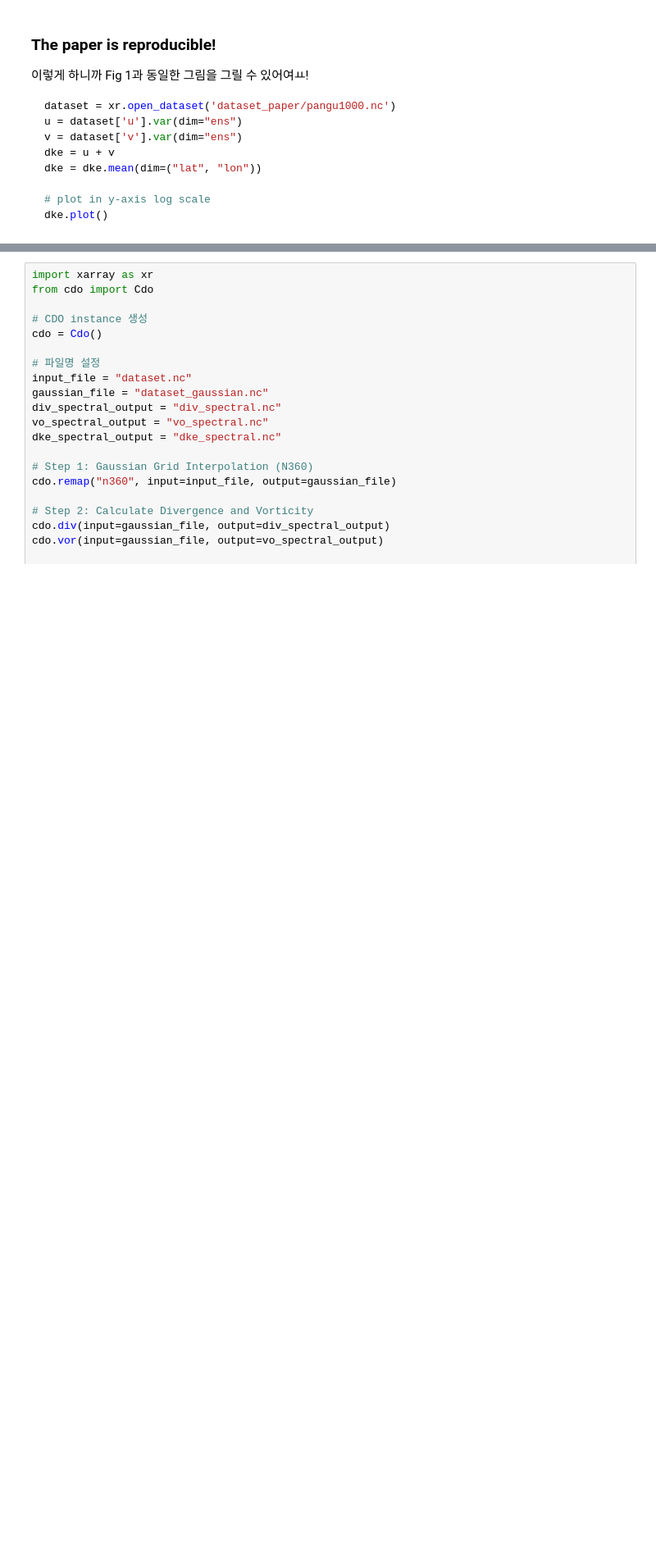
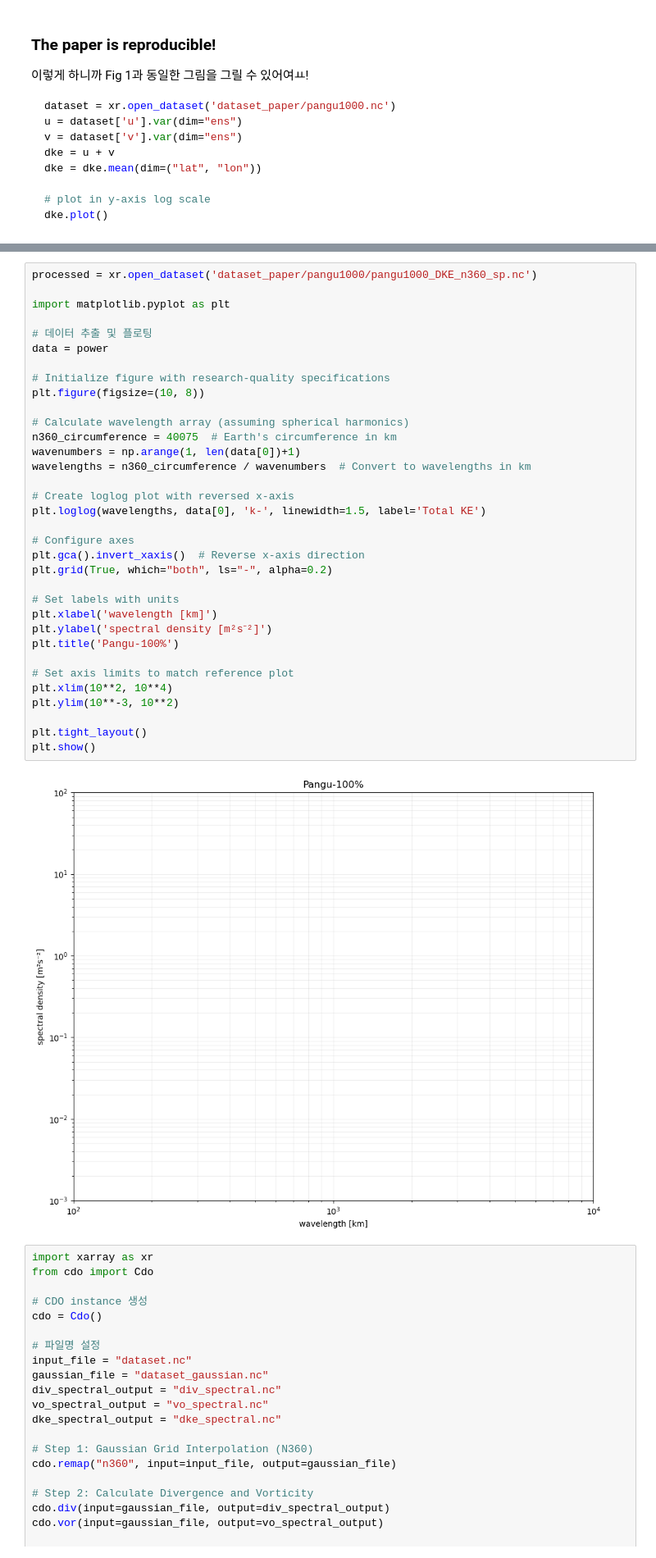
Before and after one commit to HisKim1/his_graphcast, a Jupyter notebook: spectra/DKE_practice.ipynb, the cells around one changed output, grey strips where cells are left out. Shown at 82% size. Cells and saved outputs as stored; diff of their text form; blank space fills up the shorter version.

```diff
--- a/spectra/DKE_practice.ipynb
+++ b/spectra/DKE_practice.ipynb
@@ -35,3 +63,39 @@ dke.plot()
+# %%
+processed = xr.open_dataset('dataset_paper/pangu1000/pangu1000_DKE_n360_sp.nc')
+
+import matplotlib.pyplot as plt
+
+# 데이터 추출 및 플로팅
+data = power
+
+# Initialize figure with research-quality specifications
+plt.figure(figsize=(10, 8))
+
+# Calculate wavelength array (assuming spherical harmonics)
+n360_circumference = 40075  # Earth's circumference in km
+wavenumbers = np.arange(1, len(data[0])+1)
+wavelengths = n360_circumference / wavenumbers  # Convert to wavelengths in km
+
+# Create loglog plot with reversed x-axis
+plt.loglog(wavelengths, data[0], 'k-', linewidth=1.5, label='Total KE')
+
+# Configure axes
+plt.gca().invert_xaxis()  # Reverse x-axis direction
+plt.grid(True, which="both", ls="-", alpha=0.2)
+
+# Set labels with units
+plt.xlabel('wavelength [km]')
+plt.ylabel('spectral density [m²s⁻²]')
+plt.title('Pangu-100%')
+
+# Set axis limits to match reference plot
+plt.xlim(10**2, 10**4)
+plt.ylim(10**-3, 10**2)
+
+plt.tight_layout()
+plt.show()
+# %% [output]
+[figure, added]
 # %%
 import xarray as xr
 from cdo import Cdo
```
Also changed, not shown: parts of 2 cells of this notebook.
